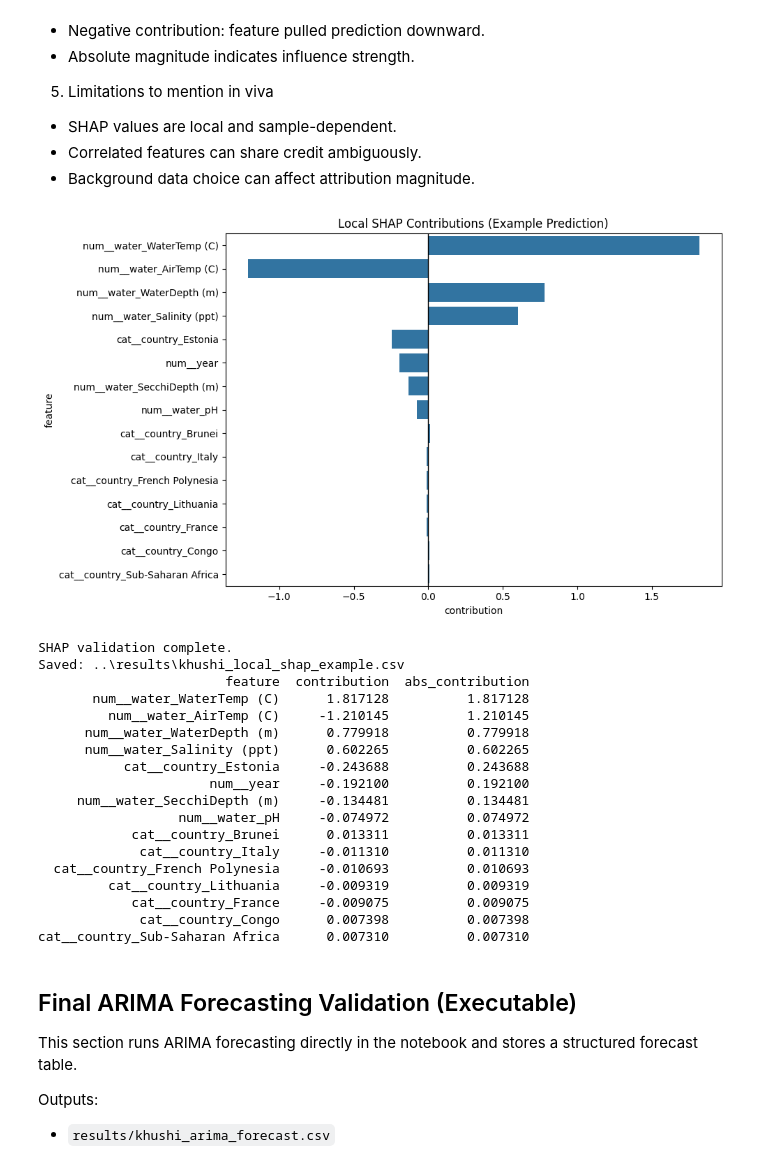
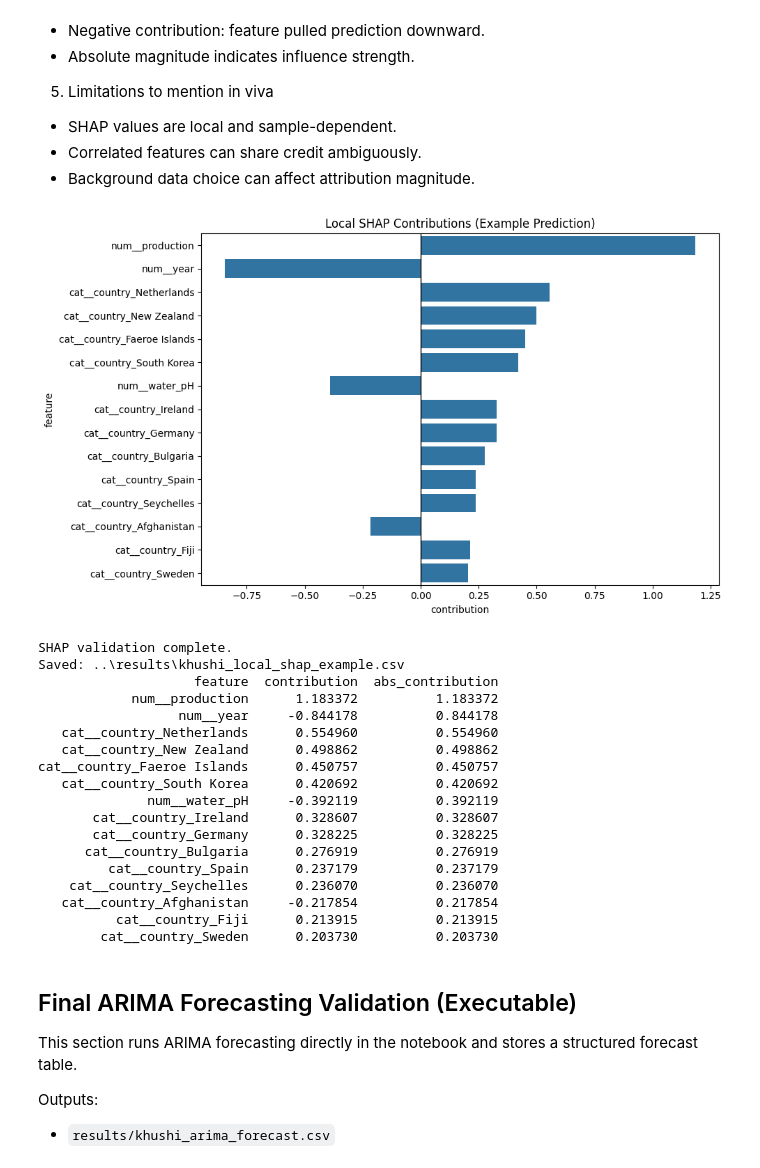
Before and after one commit to KhushiChandak04/Aquaculture-MajorProject, a Jupyter notebook: notebooks/02_productivity_khushi.ipynb, the cells around one changed output. Saved outputs shown, nothing was run; the diff lists cells and outputs as text; code cells hidden in the pictures.

```diff
--- a/notebooks/02_productivity_khushi.ipynb
+++ b/notebooks/02_productivity_khushi.ipynb
@@ -1096,20 +1107,39 @@ elif "trained_pipelines" in globals() and "XGBoost" in trained_pipelines:
 else:
     final_pipe = joblib.load(Path("..") / "models" / "productivity_model.pkl")
 
-if "X_test_sel" in globals() and "X_train_sel" in globals() and hasattr(final_pipe, "named_steps"):
-    X_input = X_test_sel.copy()
-    X_background = X_train_sel.copy()
+# Build feature-aligned inputs using the model's expected columns to avoid missing-column errors.
+if hasattr(final_pipe, "named_steps") and "prep" in final_pipe.named_steps and hasattr(final_pipe.named_steps["prep"], "feature_names_in_"):
+    expected_cols = list(final_pipe.named_steps["prep"].feature_names_in_)
 else:
-    if "raw_df" in globals() and "TARGET_COL" in globals():
-        src_df = raw_df.copy()
-    else:
-        src_df = pd.read_csv(Path("..") / "data" / "processed" / "final_dataset.csv")
+    expected_cols = []
 
+if "raw_df" in globals() and isinstance(raw_df, pd.DataFrame):
+    src_df = raw_df.copy()
+else:
+    src_df = pd.read_csv(Path("..") / "data" / "processed" / "final_dataset.csv")
+
+if expected_cols:
+    aligned = pd.DataFrame(index=src_df.index)
+    for c in expected_cols:
+        if c in src_df.columns:
+            aligned[c] = src_df[c]
+        else:
+            aligned[c] = 0.0
+    for c in aligned.columns:
+        if aligned[c].dtype == "object":
+            mode_vals = aligned[c].dropna().astype(str).mode()
+            aligned[c] = aligned[c].fillna(mode_vals.iloc[0] if len(mode_vals) else "Unknown")
+        else:
+            aligned[c] = pd.to_numeric(aligned[c], errors="coerce")
+            aligned[c] = aligned[c].fillna(aligned[c].mean() if aligned[c].notna().any() else 0.0)
+    X_all = aligned
+else:
     drop_cols = ["genomic_Disease_Risk_global_mode", "disease_risk_target", "disease_risk_score"]
     feature_cols = [c for c in src_df.columns if c not in drop_cols]
     X_all = src_df[feature_cols].copy()
-    X_background = X_all.sample(min(120, len(X_all)), random_state=42)
-    X_input = X_all.head(1).copy()
+
+X_background = X_all.sample(min(120, len(X_all)), random_state=42)
+X_input = X_all.head(1).copy()
 
 if hasattr(final_pipe, "named_steps") and "prep" in final_pipe.named_steps and "model" in final_pipe.named_steps:
     prep = final_pipe.named_steps["prep"]
@@ -1153,52 +1183,52 @@ if hasattr(final_pipe, "named_steps") and "prep" in final_pipe.named_steps and "
         "contribution": contrib,
     })
 else:
     explainer = shap.Explainer(final_pipe.predict, X_background)
     shap_values = explainer(X_input)
     arr = np.array(shap_values.values)
     contrib = arr[0] if arr.ndim == 2 else arr[0].mean(axis=-1)
     local_shap_df = pd.DataFrame({
         "feature": X_input.columns,
         "contribution": contrib,
     })
 
 local_shap_df["abs_contribution"] = local_shap_df["contribution"].abs()
 local_shap_df = local_shap_df.sort_values("abs_contribution", ascending=False)
 
 shap_out = RESULT_DIR / "khushi_local_shap_example.csv"
 local_shap_df.to_csv(shap_out, index=False)
 
 top_local = local_shap_df.head(15).copy()
 plt.figure(figsize=(10, 6))
 sns.barplot(data=top_local, y="feature", x="contribution")
 plt.axvline(0, color="black", linewidth=1)
 plt.title("Local SHAP Contributions (Example Prediction)")
 plt.tight_layout()
 plt.show()
 
 print("SHAP validation complete.")
 print("Saved:", shap_out)
 print(top_local.to_string(index=False))
 # %% [output]
-[figure, old version]
+[figure, new version]
 SHAP validation complete.
 Saved: ..\results\khushi_local_shap_example.csv
-                        feature  contribution  abs_contribution
-       num__water_WaterTemp (C)      1.817128          1.817128
-         num__water_AirTemp (C)     -1.210145          1.210145
-      num__water_WaterDepth (m)      0.779918          0.779918
-      num__water_Salinity (ppt)      0.602265          0.602265
-           cat__country_Estonia     -0.243688          0.243688
-                      num__year     -0.192100          0.192100
-     num__water_SecchiDepth (m)     -0.134481          0.134481
-                  num__water_pH     -0.074972          0.074972
-            cat__country_Brunei      0.013311          0.013311
-             cat__country_Italy     -0.011310          0.011310
-  cat__country_French Polynesia     -0.010693          0.010693
-         cat__country_Lithuania     -0.009319          0.009319
-            cat__country_France     -0.009075          0.009075
-             cat__country_Congo      0.007398          0.007398
-cat__country_Sub-Saharan Africa      0.007310          0.007310
+                    feature  contribution  abs_contribution
+            num__production      1.183372          1.183372
+                  num__year     -0.844178          0.844178
+   cat__country_Netherlands      0.554960          0.554960
+   cat__country_New Zealand      0.498862          0.498862
+cat__country_Faeroe Islands      0.450757          0.450757
+   cat__country_South Korea      0.420692          0.420692
+              num__water_pH     -0.392119          0.392119
+       cat__country_Ireland      0.328607          0.328607
+       cat__country_Germany      0.328225          0.328225
+      cat__country_Bulgaria      0.276919          0.276919
+         cat__country_Spain      0.237179          0.237179
+    cat__country_Seychelles      0.236070          0.236070
+   cat__country_Afghanistan     -0.217854          0.217854
+          cat__country_Fiji      0.213915          0.213915
+        cat__country_Sweden      0.203730          0.203730
 # %% [markdown]
 ## Final ARIMA Forecasting Validation (Executable)
 
```
Also changed, not shown: parts of 7 cells of this notebook, 35 other files.
